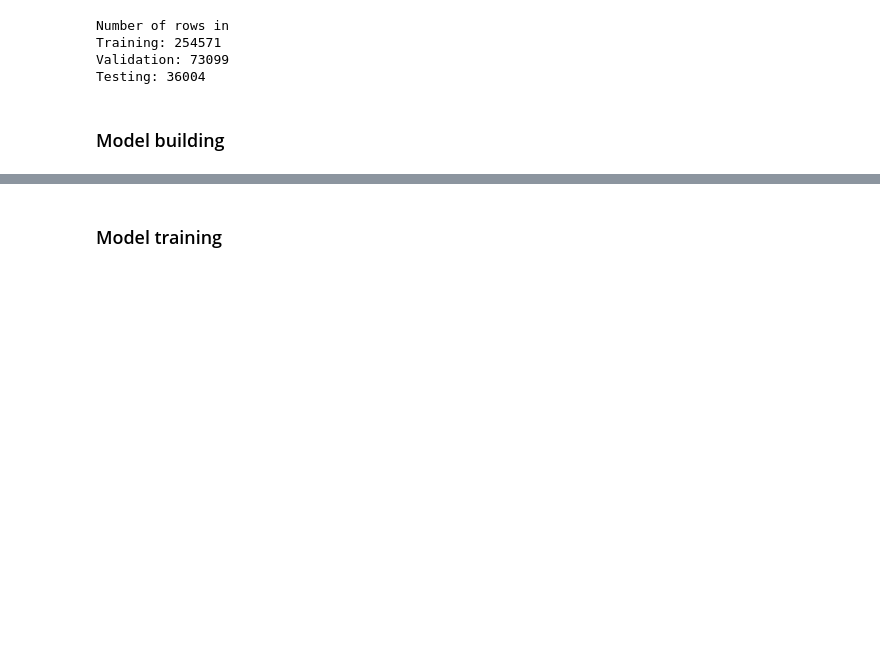
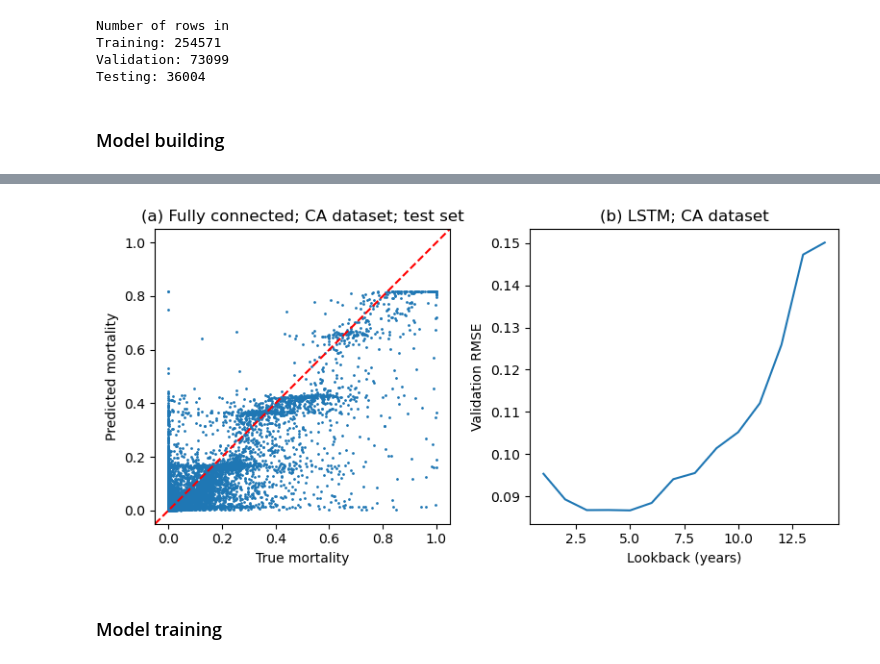
Before and after one commit to s-kganz/ForestLST, a Jupyter notebook: notebooks/build_preisler_nn.ipynb, the cells around one changed output, grey strips where cells are left out. Drawn from its saved outputs; the diff is of its cells as text; code cells hidden in the pictures; blank space fills up the shorter version.

```diff
--- a/notebooks/build_preisler_nn.ipynb
+++ b/notebooks/build_preisler_nn.ipynb
@@ -181,3 +227,25 @@ model = build_preisler_model(init_bias=init_bias)
+# %%
+fig, (ax1, ax2) = plt.subplots(1, 2, figsize=(8, 4))
+
+ax1.scatter(y_test, yhat, s=1)
+ax1.set_xlabel("True mortality")
+ax1.set_ylabel("Predicted mortality")
+ax1.set_title("(a) Fully connected; CA dataset; test set")
+ax1.axline((0, 0), (1, 1), c="red", linestyle="dashed")
+ax1.set_aspect("equal")
+
+validation.sort_values("lookback").plot(
+    x="lookback", y="value", kind="line",
+    legend=False, ax=ax2
+)
+ax2.set_xlabel("Lookback (years)")
+ax2.set_ylabel("Validation RMSE")
+ax2.set_title("(b) LSTM; CA dataset")
+
+fig.tight_layout()
+plt.show()
+# %% [output]
+[figure, added]
 # %% [markdown]
 ### Model training
 # %%
```
Also changed, not shown: parts of 21 cells of this notebook.
